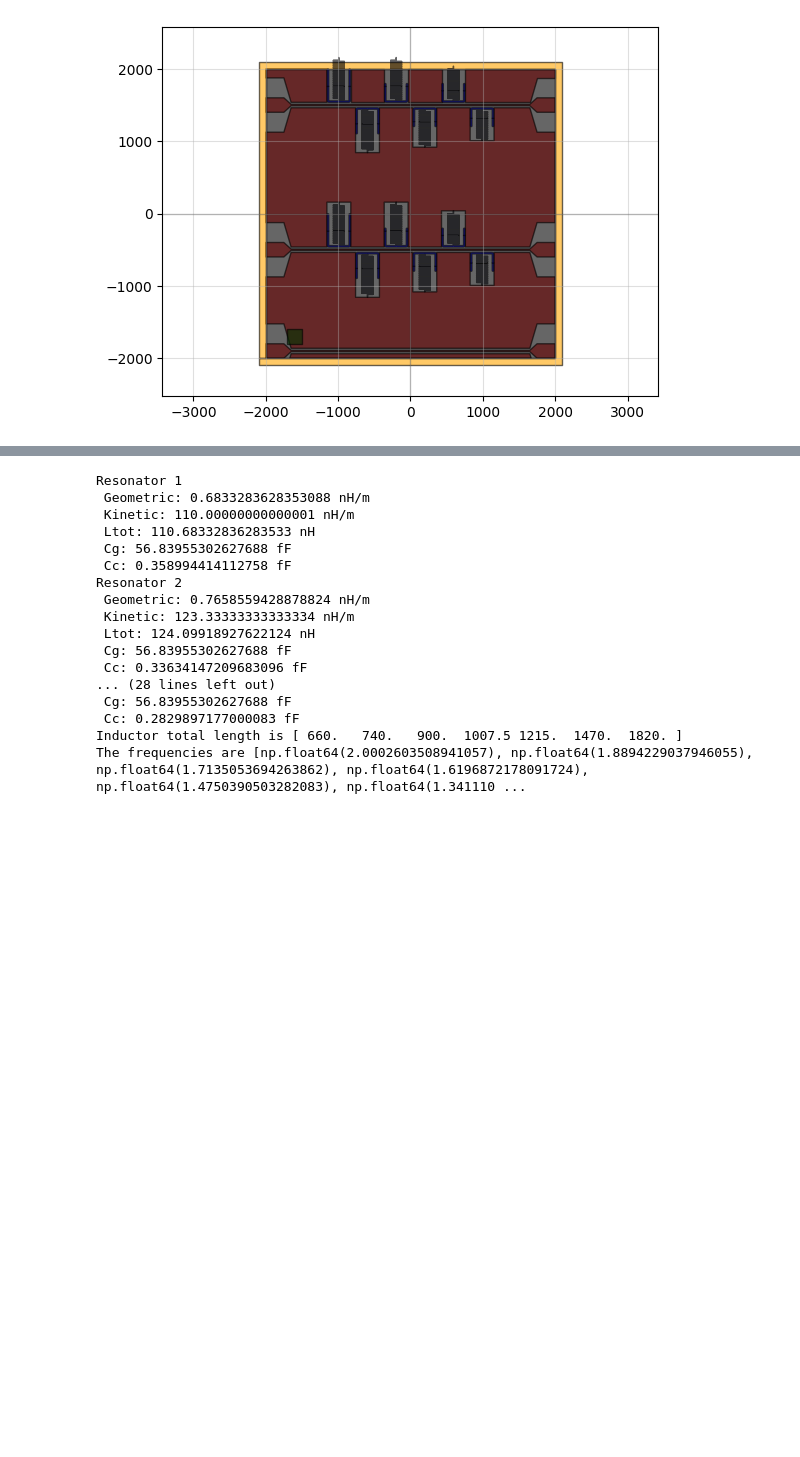
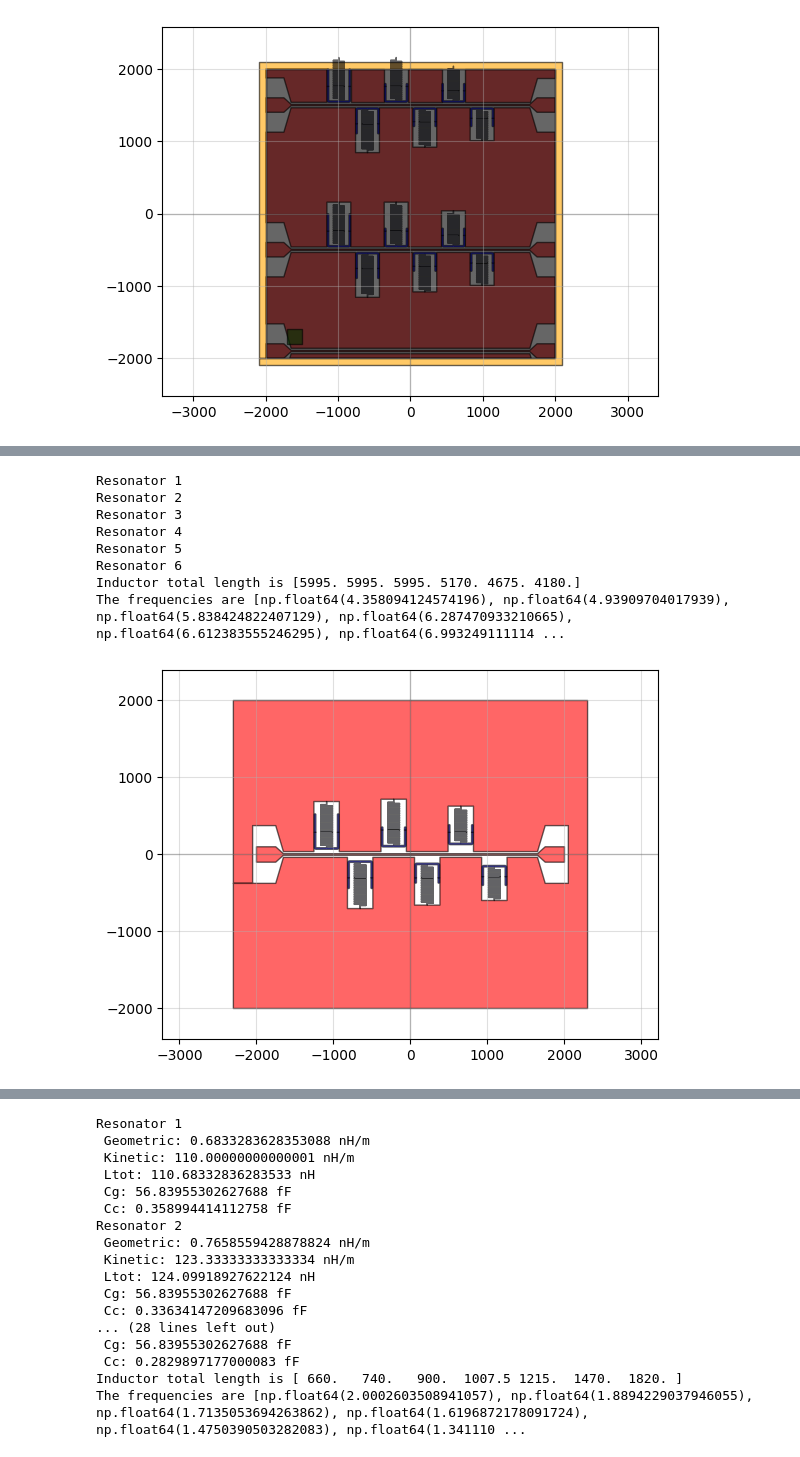
Before and after one commit to cbelo/resonators, a Jupyter notebook: 2024-12-SiRes-Al/design.ipynb, the cells around one changed output, grey strips where cells are left out. Saved outputs shown, nothing was run; the diff lists cells and outputs as text; code cells hidden in the pictures; blank space fills up the shorter version.

```diff
--- a/2024-12-SiRes-Al/design.ipynb
+++ b/2024-12-SiRes-Al/design.ipynb
@@ -576,7 +576,7 @@ InductorTotalLength = InductorVerticalLength*(NumberOfBends+4) + InductorEndLeng
 
 
 SpacingC0 = np.ones(NumberOfResonators)*5
-SpacingCc = np.ones(NumberOfResonators)*[0,15,30,45,60,75]
+SpacingCc = np.ones(NumberOfResonators)*np.arange(30,106,15)
 TaperLength = np.ones(NumberOfResonators)*5
 FinalSpacingBondpads = 100
 
@@ -630,0 +633,77 @@ The frequencies are [np.float64(4.356474619856999), np.float64(4.937532909491112
+# %%
+NumberOfResonators = int(6)
+SeparationTlineResonator = [0]*NumberOfResonators
+
+#cvl = np.linspace(200, 600, 10)
+#nob = np.linspace(15, 40, 10, dtype=int)
+
+
+#Resonator parameters
+CapacitorHorizontalLength = np.ones(NumberOfResonators)*[300]
+CapacitorVerticalLength = np.ones(NumberOfResonators)*[450,350,250, 250, 250, 250]
+CapacitorWidth = np.ones(NumberOfResonators)*20
+
+
+NumberOfBends = np.ones(NumberOfResonators, dtype=int)*[35,35,35, 30,27, 24]
+InductorVerticalLength = np.ones(NumberOfResonators)*[15]
+InductorEndLength = np.ones(NumberOfResonators)*[10]
+InductorHorizontalLength = np.ones(NumberOfResonators)*[150]
+InductorWidth = np.ones(NumberOfResonators)*[0.6]
+TaperWidth = np.ones(NumberOfResonators)*20
+InductorTotalLength = InductorVerticalLength*(NumberOfBends+4) + InductorEndLength +InductorHorizontalLength*(NumberOfBends+1)
+
+
+
+SpacingC0 = np.ones(NumberOfResonators)*5
+SpacingCc = np.ones(NumberOfResonators)*np.arange(30,106,15)
+TaperLength = np.ones(NumberOfResonators)*5
+FinalSpacingBondpads = 100
+
+FeedlineWidth = 20
+FeedlineLength  = 3300
+FeedlineGap= 27.5
+FeedlineTaperLength =  100
+BondpadWidth =  200
+BondpadLength= 250
+BondpadGap = BondpadWidth*FeedlineGap/FeedlineWidth
+
+freqs = []
+for i in range(NumberOfResonators):
+    print(f'Resonator {i+1}')
+    freqs.append(resonance_freq_Schuster(InductorWidth[i]*1e-6, CapacitorWidth[i]*1e-6, (SeparationTlineResonator[i] + FeedlineGap + SpacingCc[i])*1e-6 , FeedlineWidth*1e-6,
+                                            CapacitorVerticalLength[i]*1e-6, SpacingC0[i]*1e-6,
+                                            InductorWidth[i]*1e-6, InductorTotalLength[i]*1e-6, Lk,
+                                        epsilon_r, thickness_subs)/1e9)
+
+print('Inductor total length is', InductorTotalLength)
+print('The frequencies are', freqs)
+
+#feedline
+# FeedlineLength = 3300
+ChipSize = [FeedlineLength + 2*BondpadLength + 2*FeedlineTaperLength, 4000]
+
+c, metal, chip = ChipResonatorsTline(ChipSize,NumberOfResonators, SeparationTlineResonator,
+                        FeedlineWidth, FeedlineLength, FeedlineGap,
+                        FeedlineTaperLength, BondpadWidth, BondpadLength, BondpadGap,
+                        CapacitorHorizontalLength, CapacitorVerticalLength, CapacitorWidth,
+                        NumberOfBends, InductorVerticalLength, InductorHorizontalLength, InductorWidth, InductorEndLength,
+                        TaperWidth, TaperLength, SpacingC0, SpacingCc,
+                        FinalSpacingBondpads, MWO_simulation=False , cap_sim = True,
+                        EdgeResDistanceFactor=0.33)
+
+
+il = round(InductorTotalLength[0])
+cvl = round(CapacitorVerticalLength[0])
+
+chip.write_gds(f"C:/Users/localadmin/Documents/GitHub/resonators/gds_files/20241216_SiRes-Al/si_al_6resonator_fab_cap-sim-v2.gds")
+qp(chip)
+# %% [output]
+Resonator 1
+Resonator 2
+Resonator 3
+Resonator 4
+Resonator 5
+Resonator 6
+Inductor total length is [5995. 5995. 5995. 5170. 4675. 4180.]
+The frequencies are [np.float64(4.358094124574196), np.float64(4.93909704017939), np.float64(5.838424822407129), np.float64(6.287470933210665), np.float64(6.612383555246295), np.float64(6.993249111114 ...
+[figure, added]
```
Also changed, not shown: parts of 4 cells of this notebook, 3 other files.
